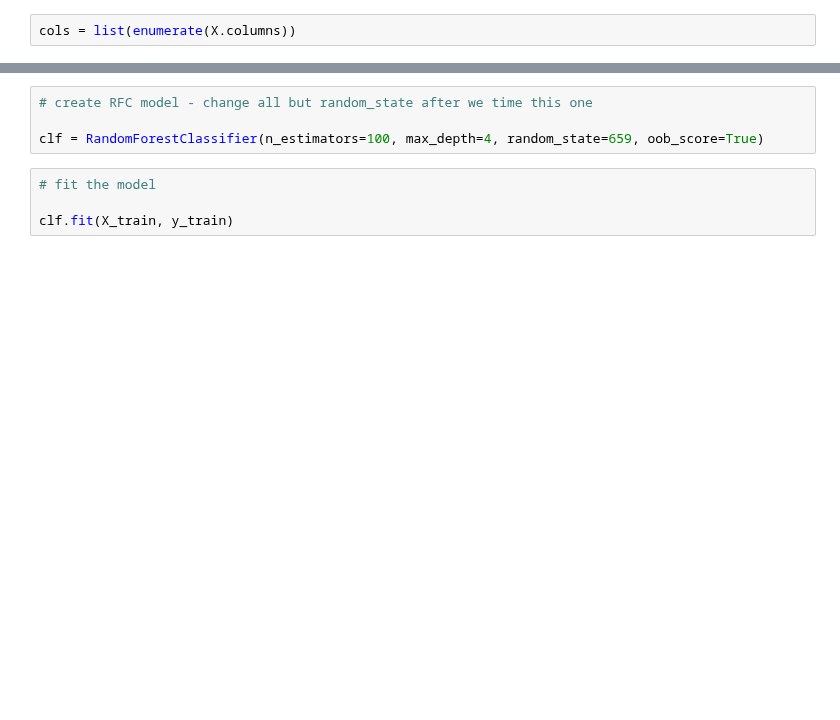
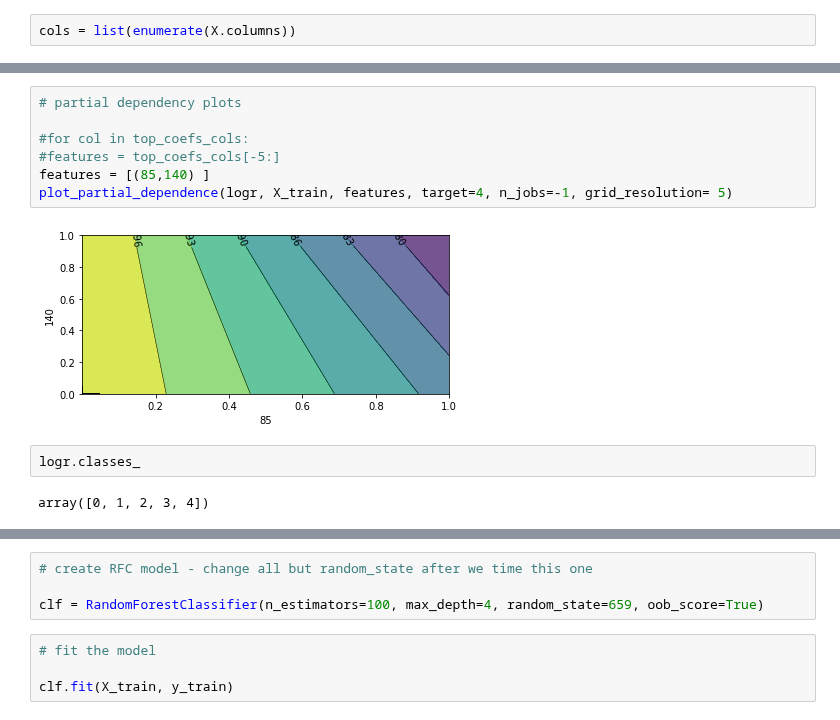
Before and after one commit to SarahMBurgart/use-of-force, a Jupyter notebook: Modeling.ipynb, the cells around one changed output, grey strips where cells are left out. Saved outputs shown, nothing was run; the diff lists cells and outputs as text; blank space fills up the shorter version.

Commit message:
partial dependency plots and by class comparison ytest to yhat

```diff
--- a/Modeling.ipynb
+++ b/Modeling.ipynb
@@ -573,0 +547,13 @@ array([[9.99860110e-01, 3.60911017e-05, 4.60483444e-05, 8.86823861e-07,
+# %%
+# partial dependency plots
+
+#for col in top_coefs_cols:
+#features = top_coefs_cols[-5:]
+features = [(85,140) ]
+plot_partial_dependence(logr, X_train, features, target=4, n_jobs=-1, grid_resolution= 5)
+# %% [output]
+[figure, added]
+# %%
+logr.classes_
+# %% [output]
+array([0, 1, 2, 3, 4])
```
Also changed, not shown: parts of 24 cells of this notebook.
